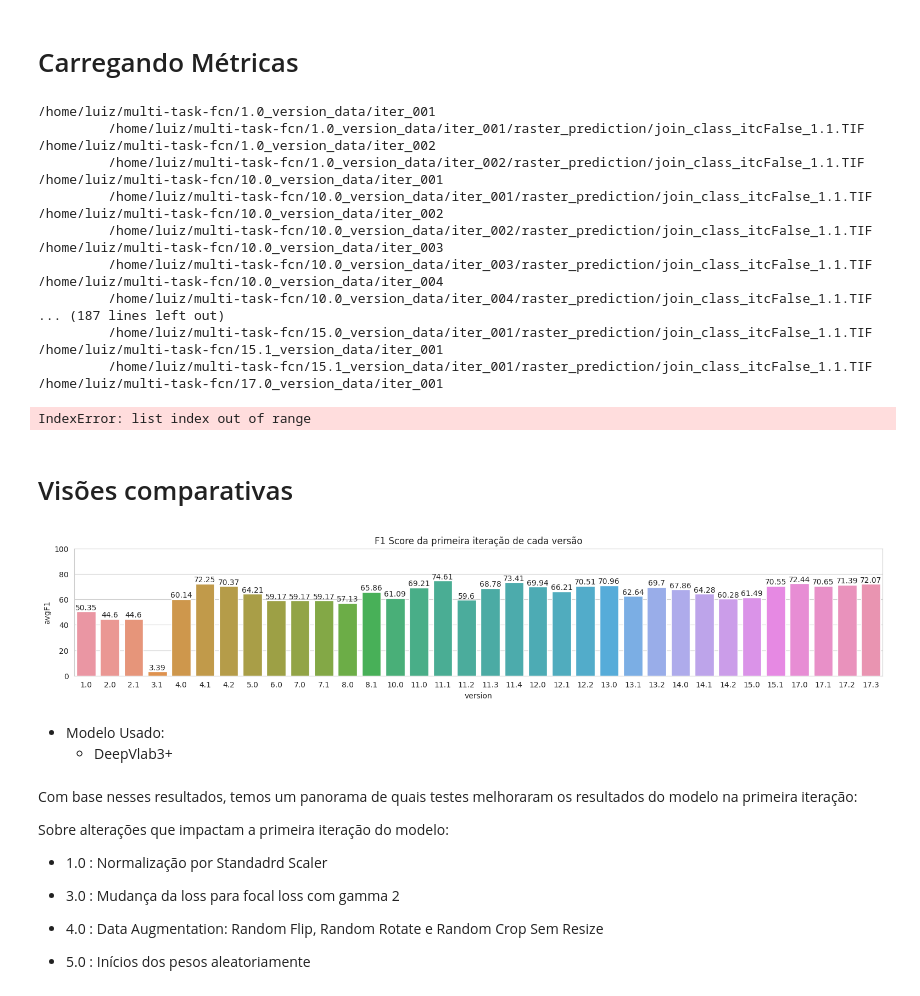
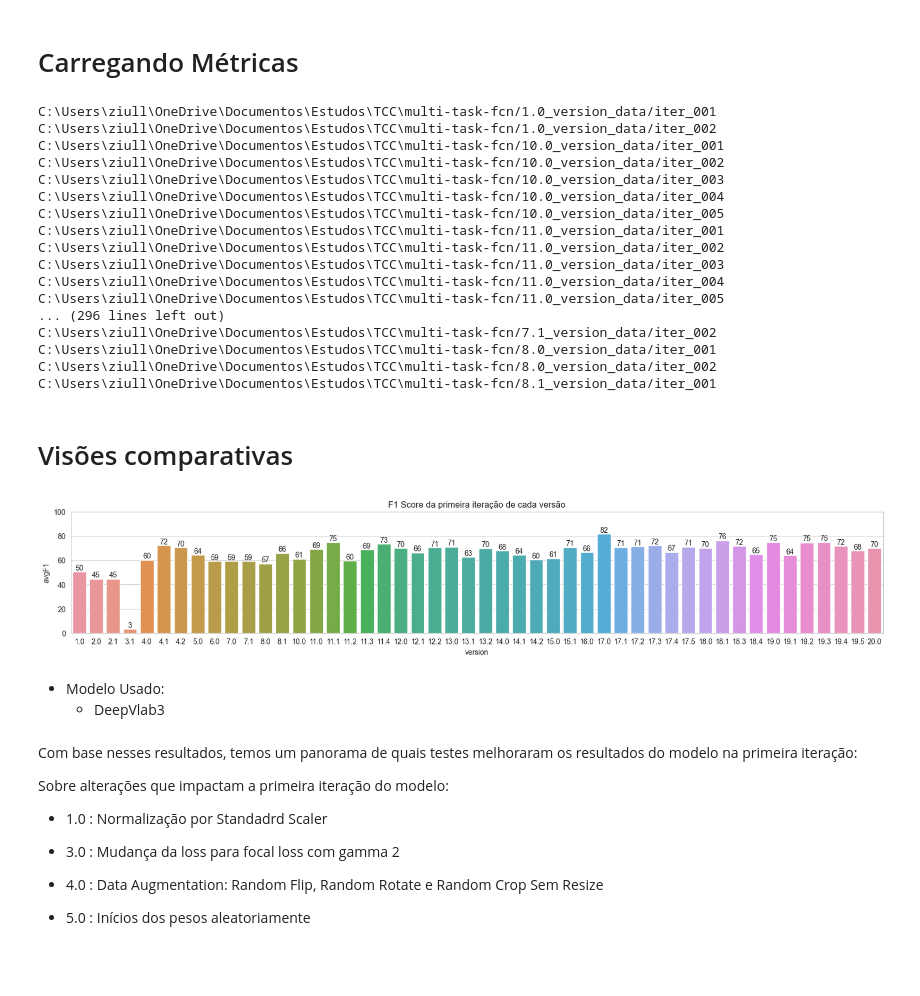
Before and after one commit to luizfernando608/multi-task-fcn, a Jupyter notebook: exploration_notebooks/analise_comparativa.ipynb, the cells around one changed output. Drawn from its saved outputs; the diff is of its cells as text; code cells hidden in the pictures; blank space fills up the shorter version.

```diff
--- a/exploration_notebooks/analise_comparativa.ipynb
+++ b/exploration_notebooks/analise_comparativa.ipynb
@@ -33,10 +38,10 @@ args = read_yaml("../args.yaml")
 # %% [markdown]
 # Carregando Métricas
 # %%
-ROOT_PATH = "/home/luiz/multi-task-fcn/"
+ROOT_PATH = r"C:\Users\ziull\OneDrive\Documentos\Estudos\TCC\multi-task-fcn"
 version_folders = pd.Series(os.listdir(ROOT_PATH))
 version_folders = version_folders[version_folders.str.endswith("_version_data")].sort_values()
 
-version_folders = ROOT_PATH + version_folders+"/"
+version_folders = ROOT_PATH +"/"+ version_folders+"/"
 # %%
 test_labels = read_tiff("../input_data/segmentation/samples_A1_test2tif.tif")
@@ -53,31 +76,4 @@ def delete_useless_files(current_iter_folder:str):
 # %%
-def compile_metrics(current_iter_folder, args):
-    # read test segmentation
-    # f'join_class_itc{args.test_itc}_{np.sum(args.overlap)}.TIF'
-    DATA_PATH = os.path.dirname(current_iter_folder)
-
-    GROUND_TRUTH_TEST_PATH = os.path.join(DATA_PATH, args.test_segmentation_path)
-    ground_truth_test = read_tiff(GROUND_TRUTH_TEST_PATH)
-
-    GROUND_TRUTH_TRAIN_PATH = os.path.join(DATA_PATH, args.train_segmentation_path)
-    ground_truth_train = read_tiff(GROUND_TRUTH_TRAIN_PATH)
-
-    PRED_PATH = glob(os.path.join(current_iter_folder, "raster_prediction", f"join_class_itc*.TIF"))[0]
-    print(f'\t {PRED_PATH}')
-
-    predicted_seg = read_tiff(PRED_PATH)
-
-    metrics_test = evaluate_metrics(predicted_seg, ground_truth_test)
-
-    save_yaml(metrics_test, os.path.join(current_iter_folder,'test_metrics.yaml'))
-
-
-    metrics_train = evaluate_metrics(predicted_seg, ground_truth_train, args.nb_class)
-
-    save_yaml(metrics_train, os.path.join(current_iter_folder,'train_metrics.yaml'))
-
-
-
 metrics_raw = []
 labels_metrics_raw = []
 
@@ -105,8 +101,6 @@ for version_folder in version_folders.values:
 
         # save_yaml(all_labels_metrics, labels_test_metrics)
 
-        compile_metrics(iter_folder, args)
-
         test_metrics = os.path.join(iter_folder, "test_metrics.yaml")
 
         iter_metric = read_yaml(test_metrics)
@@ -125,24 +119,23 @@ for version_folder in version_folders.values:
 
         labels_metrics_raw.append(label_iter_metric)
 # %% [output]
-/home/luiz/multi-task-fcn/1.0_version_data/iter_001
-         /home/luiz/multi-task-fcn/1.0_version_data/iter_001/raster_prediction/join_class_itcFalse_1.1.TIF
-/home/luiz/multi-task-fcn/1.0_version_data/iter_002
-         /home/luiz/multi-task-fcn/1.0_version_data/iter_002/raster_prediction/join_class_itcFalse_1.1.TIF
-/home/luiz/multi-task-fcn/10.0_version_data/iter_001
-         /home/luiz/multi-task-fcn/10.0_version_data/iter_001/raster_prediction/join_class_itcFalse_1.1.TIF
-/home/luiz/multi-task-fcn/10.0_version_data/iter_002
-         /home/luiz/multi-task-fcn/10.0_version_data/iter_002/raster_prediction/join_class_itcFalse_1.1.TIF
-/home/luiz/multi-task-fcn/10.0_version_data/iter_003
-         /home/luiz/multi-task-fcn/10.0_version_data/iter_003/raster_prediction/join_class_itcFalse_1.1.TIF
-/home/luiz/multi-task-fcn/10.0_version_data/iter_004
-         /home/luiz/multi-task-fcn/10.0_version_data/iter_004/raster_prediction/join_class_itcFalse_1.1.TIF
-... (187 lines left out)
-         /home/luiz/multi-task-fcn/15.0_version_data/iter_001/raster_prediction/join_class_itcFalse_1.1.TIF
-/home/luiz/multi-task-fcn/15.1_version_data/iter_001
-         /home/luiz/multi-task-fcn/15.1_version_data/iter_001/raster_prediction/join_class_itcFalse_1.1.TIF
-/home/luiz/multi-task-fcn/17.0_version_data/iter_001
+C:\Users\ziull\OneDrive\Documentos\Estudos\TCC\multi-task-fcn/1.0_version_data/iter_001
+C:\Users\ziull\OneDrive\Documentos\Estudos\TCC\multi-task-fcn/1.0_version_data/iter_002
+C:\Users\ziull\OneDrive\Documentos\Estudos\TCC\multi-task-fcn/10.0_version_data/iter_001
+C:\Users\ziull\OneDrive\Documentos\Estudos\TCC\multi-task-fcn/10.0_version_data/iter_002
+C:\Users\ziull\OneDrive\Documentos\Estudos\TCC\multi-task-fcn/10.0_version_data/iter_003
+C:\Users\ziull\OneDrive\Documentos\Estudos\TCC\multi-task-fcn/10.0_version_data/iter_004
+C:\Users\ziull\OneDrive\Documentos\Estudos\TCC\multi-task-fcn/10.0_version_data/iter_005
+C:\Users\ziull\OneDrive\Documentos\Estudos\TCC\multi-task-fcn/11.0_version_data/iter_001
+C:\Users\ziull\OneDrive\Documentos\Estudos\TCC\multi-task-fcn/11.0_version_data/iter_002
+C:\Users\ziull\OneDrive\Documentos\Estudos\TCC\multi-task-fcn/11.0_version_data/iter_003
+C:\Users\ziull\OneDrive\Documentos\Estudos\TCC\multi-task-fcn/11.0_version_data/iter_004
+C:\Users\ziull\OneDrive\Documentos\Estudos\TCC\multi-task-fcn/11.0_version_data/iter_005
+... (296 lines left out)
+C:\Users\ziull\OneDrive\Documentos\Estudos\TCC\multi-task-fcn/7.1_version_data/iter_002
+C:\Users\ziull\OneDrive\Documentos\Estudos\TCC\multi-task-fcn/8.0_version_data/iter_001
+C:\Users\ziull\OneDrive\Documentos\Estudos\TCC\multi-task-fcn/8.0_version_data/iter_002
+C:\Users\ziull\OneDrive\Documentos\Estudos\TCC\multi-task-fcn/8.1_version_data/iter_001
-IndexError: list index out of range
 # %%
 df_metrics = pd.DataFrame(metrics_raw)
 
@@ -164,23 +157,24 @@ df_label_metrics.sort_values(["version", "iter"], inplace = True)
 # %%
 plt.figure(figsize= (df_metrics["iter"].nunique(), 3))
 
 g = sns.barplot(
     data = df_metrics[df_metrics["iter"] == 1],
     x = "version",
     y = "avgF1"
 )
 
 g.set_title("F1 Score da primeira iteração de cada versão")
-g.bar_label(g.containers[0])
+
+g.bar_label(g.containers[0], fmt = "{:.0f}")
 
 plt.ylim(0, 100)
 
 plt.show()
 # %% [output]
-[figure, old version]
+[figure, new version]
 # %% [markdown]
 - Modelo Usado:
-    - DeepVlab3+
+    - DeepVlab3
 # %% [markdown]
 Com base nesses resultados, temos um panorama de quais testes melhoraram os resultados do modelo na primeira iteração:
 
```
Also changed, not shown: parts of 14 cells of this notebook, 3 other files.
